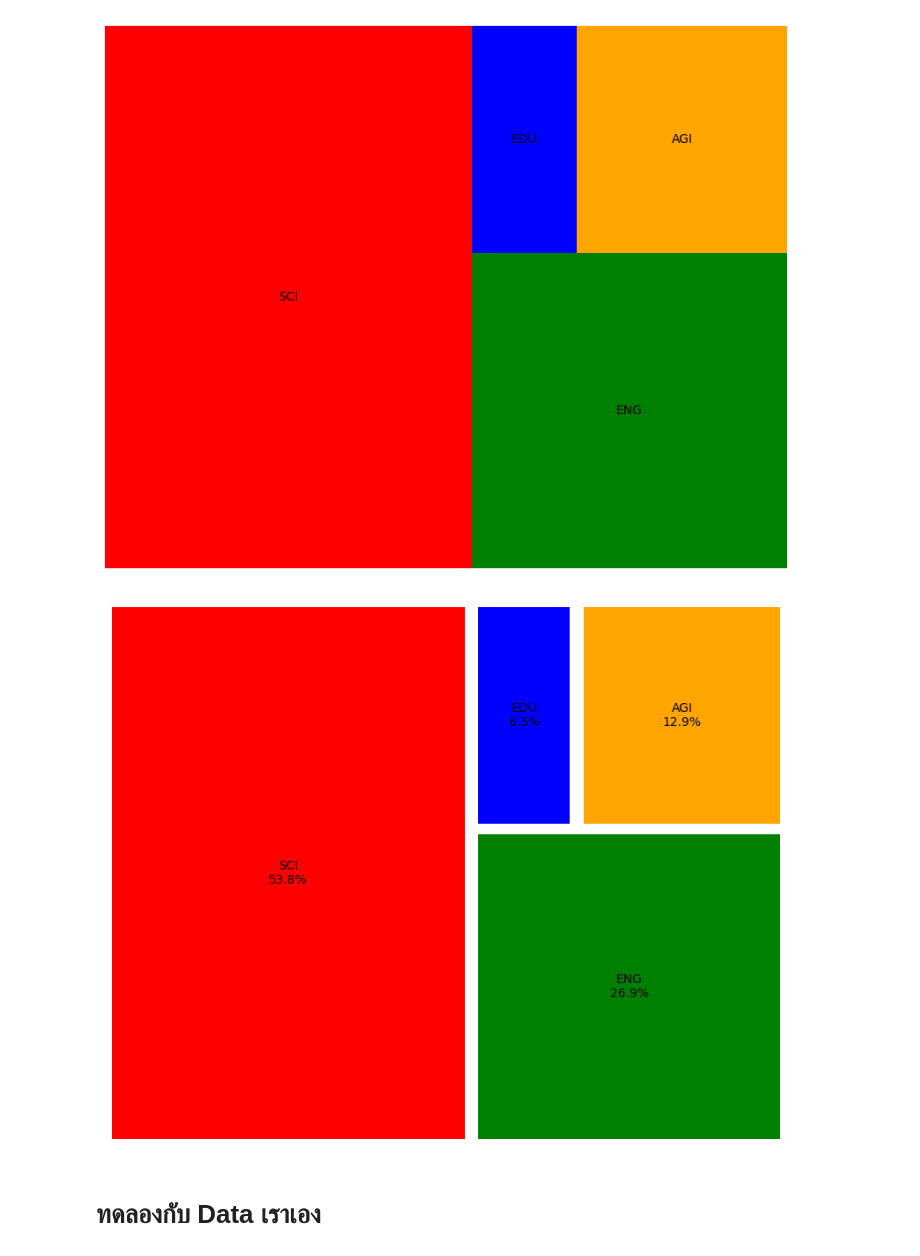
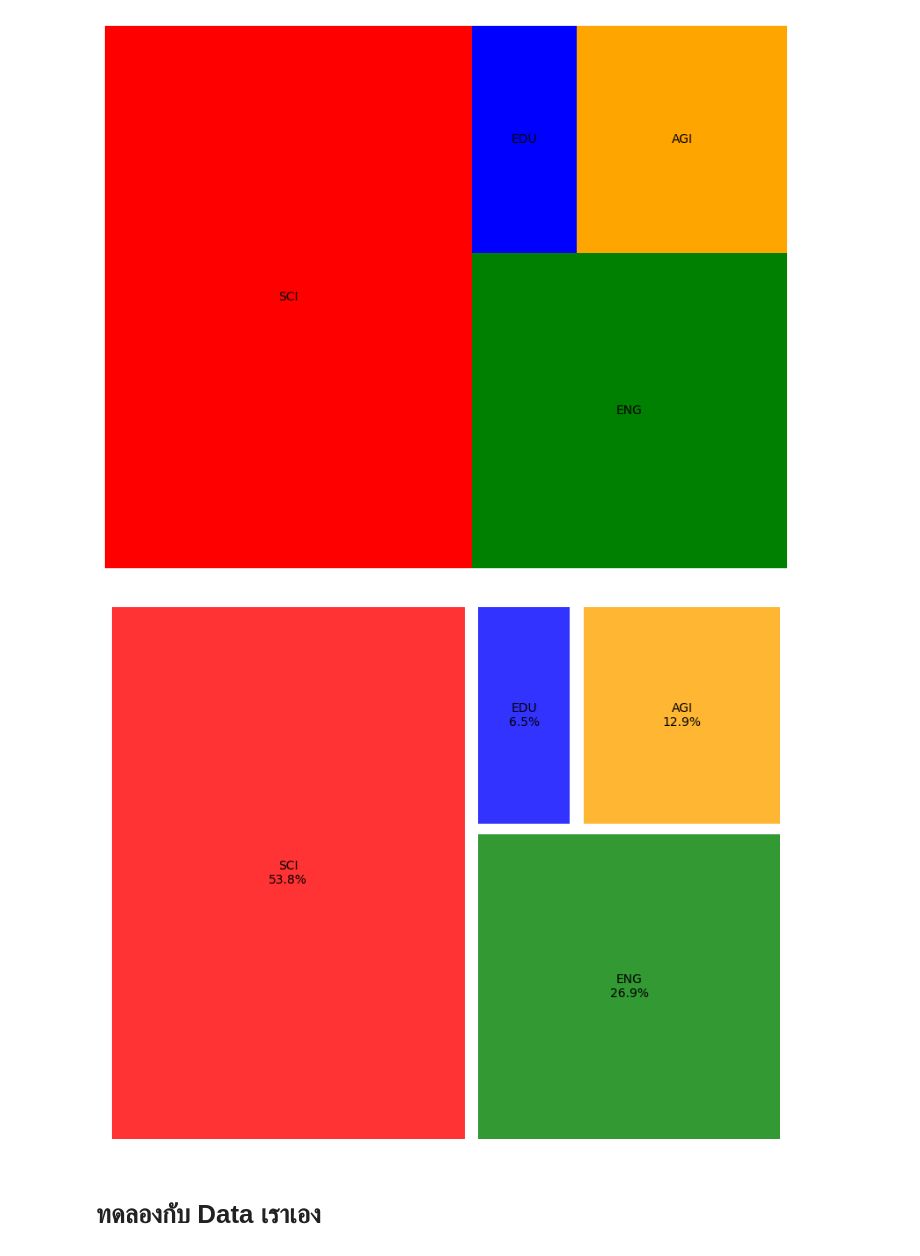
Before and after one commit to KorrawanOu/python_dataviz2023, a Jupyter notebook: DataViz04_Data_Comparison.ipynb, the cells around one changed output. Saved outputs shown, nothing was run; the diff lists cells and outputs as text; code cells hidden in the pictures.

```diff
--- a/DataViz04_Data_Comparison.ipynb
+++ b/DataViz04_Data_Comparison.ipynb
@@ -598,15 +598,15 @@ plt.show();
 # %%
 labels = ['SCI', 'ENG', 'EDU', 'AGI']
 data = [500, 250, 60, 120]
 
 total = sum(data)
 percentages = [(d / total) * 100 for d in data]
 
-squarify.plot(sizes=data, label=[f'{label}\n{percentage:.1f}%' for label, percentage in zip(labels, percentages)], color = ['red', 'green', 'blue', 'orange'], pad=True)
+squarify.plot(sizes=data, label=[f'{label}\n{percentage:.1f}%' for label, percentage in zip(labels, percentages)], color = ['red', 'green', 'blue', 'orange'],alpha=.8 , pad=True)
 plt.axis('off')
 plt.show();
 # %% [output]
-[figure, old version]
+[figure, new version]
 # %% [markdown]
 # ทดลองกับ Data เราเอง
 # %%
```
